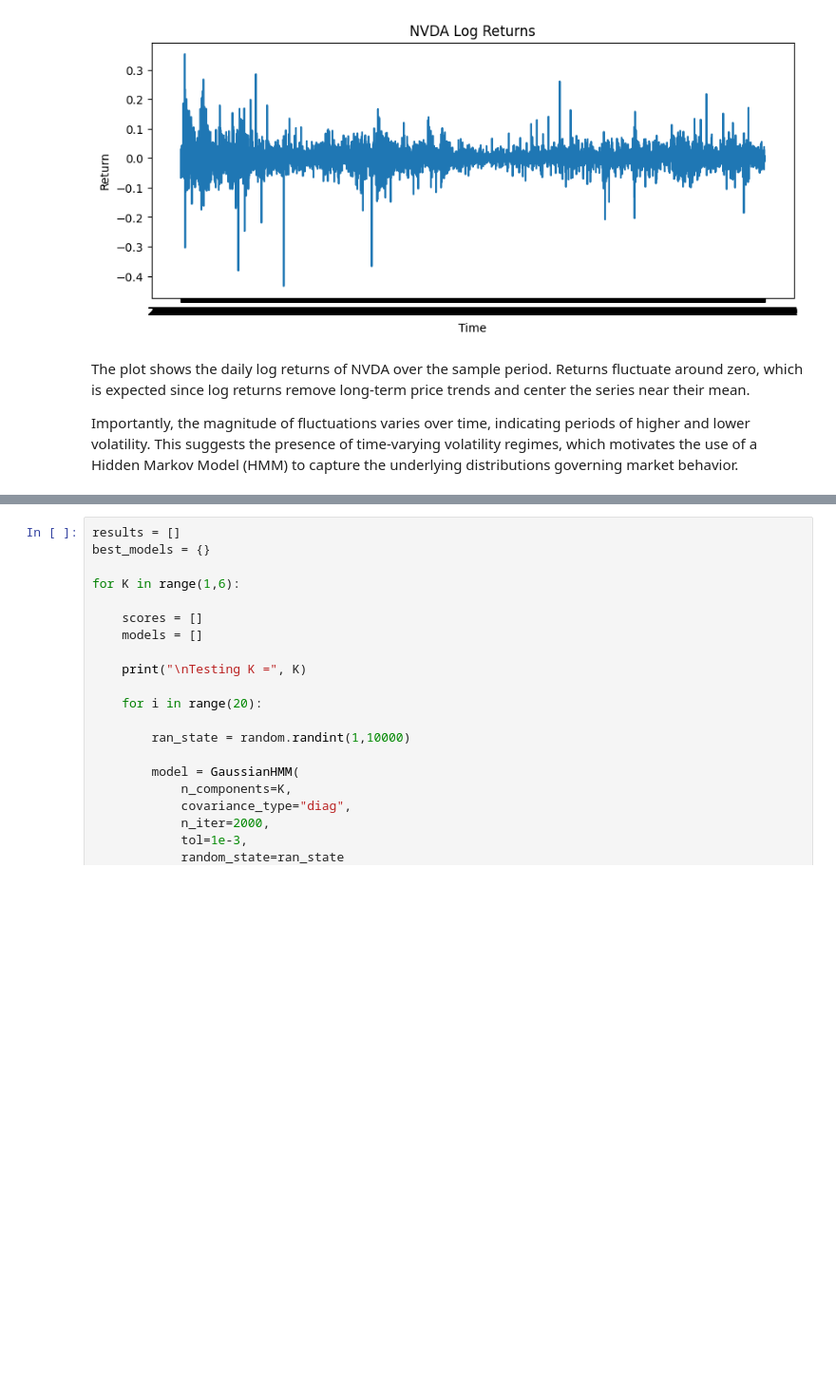
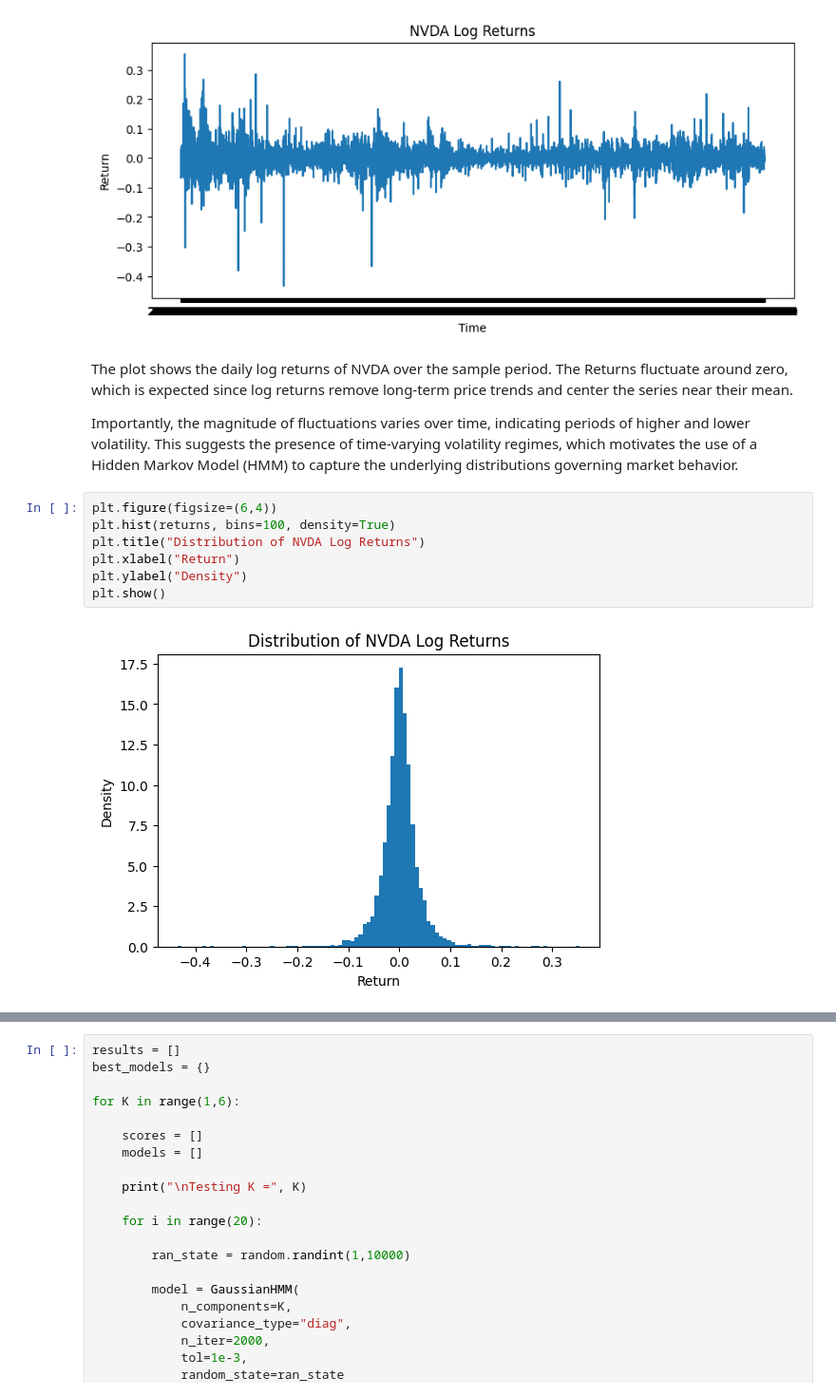
Before and after one commit to NickJNelson03/Market-Regimes-HMM, a Jupyter notebook: notebooks/02_train_hmm.ipynb, the cells around one changed output, grey strips where cells are left out. Shown at 95% size. Saved outputs shown, nothing was run; the diff lists cells and outputs as text; blank space fills up the shorter version.

Commit message:
Adding visuals

```diff
--- a/notebooks/02_train_hmm.ipynb
+++ b/notebooks/02_train_hmm.ipynb
@@ -23,6 +23,15 @@ plt.show()
 # %% [output]
 [figure]
 # %% [markdown]
-The plot shows the daily log returns of NVDA over the sample period. Returns fluctuate around zero, which is expected since log returns remove long-term price trends and center the series near their mean.
+The plot shows the daily log returns of NVDA over the sample period. The Returns fluctuate around zero, which is expected since log returns remove long-term price trends and center the series near their mean.
 
 Importantly, the magnitude of fluctuations varies over time, indicating periods of higher and lower volatility. This suggests the presence of time-varying volatility regimes, which motivates the use of a Hidden Markov Model (HMM) to capture the underlying distributions governing market behavior.
+# %%
+plt.figure(figsize=(6,4))
+plt.hist(returns, bins=100, density=True)
+plt.title("Distribution of NVDA Log Returns")
+plt.xlabel("Return")
+plt.ylabel("Density")
+plt.show()
+# %% [output]
+[figure, added]
```
Also changed, not shown: parts of 1 cell of this notebook.
